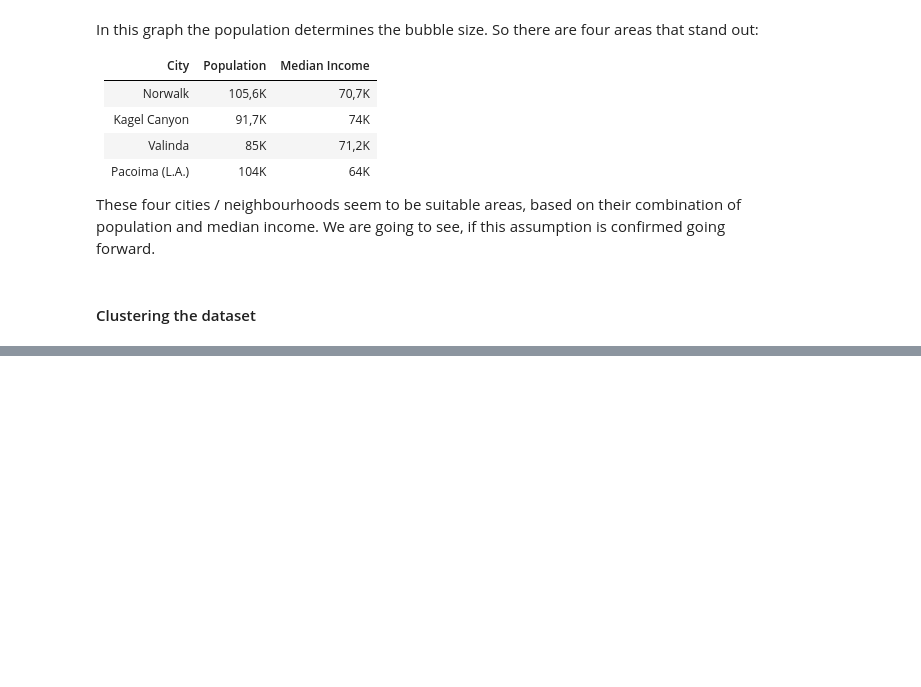
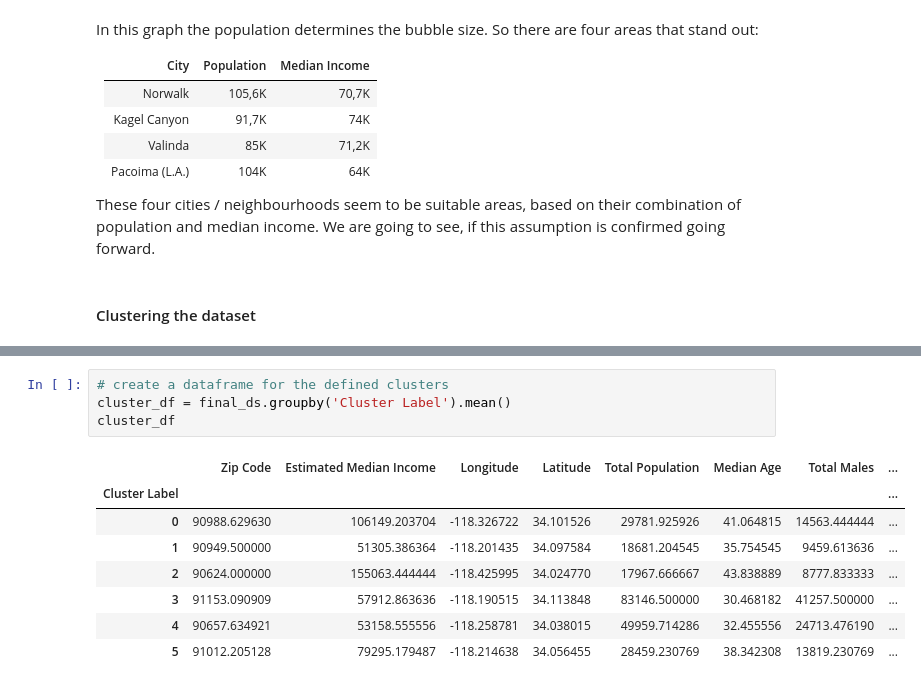
Before and after one commit to Elydora/Coursera_Capstone, a Jupyter notebook: Project/capstone-project.ipynb, the cells around one changed output, grey strips where cells are left out. Cells and saved outputs as stored; diff of their text form; blank space fills up the shorter version.

```diff
--- a/Project/capstone-project.ipynb
+++ b/Project/capstone-project.ipynb
@@ -338,0 +380,13 @@ this assumption is confirmed going forward.
+# %%
+# create a dataframe for the defined clusters
+cluster_df = final_ds.groupby('Cluster Label').mean()
+cluster_df
+# %% [output]
+|  | Zip Code | Estimated Median Income | Longitude | Latitude | Total Population | Median Age | Total Males | ... |
+| Cluster Label |  |  |  |  |  |  |  | ... |
+| 0 | 90988.629630 | 106149.203704 | -118.326722 | 34.101526 | 29781.925926 | 41.064815 | 14563.444444 | ... |
+| 1 | 90949.500000 | 51305.386364 | -118.201435 | 34.097584 | 18681.204545 | 35.754545 | 9459.613636 | ... |
+| 2 | 90624.000000 | 155063.444444 | -118.425995 | 34.024770 | 17967.666667 | 43.838889 | 8777.833333 | ... |
+| 3 | 91153.090909 | 57912.863636 | -118.190515 | 34.113848 | 83146.500000 | 30.468182 | 41257.500000 | ... |
+| 4 | 90657.634921 | 53158.555556 | -118.258781 | 34.038015 | 49959.714286 | 32.455556 | 24713.476190 | ... |
+| 5 | 91012.205128 | 79295.179487 | -118.214638 | 34.056455 | 28459.230769 | 38.342308 | 13819.230769 | ... |
```
Also changed, not shown: parts of 15 cells of this notebook.
